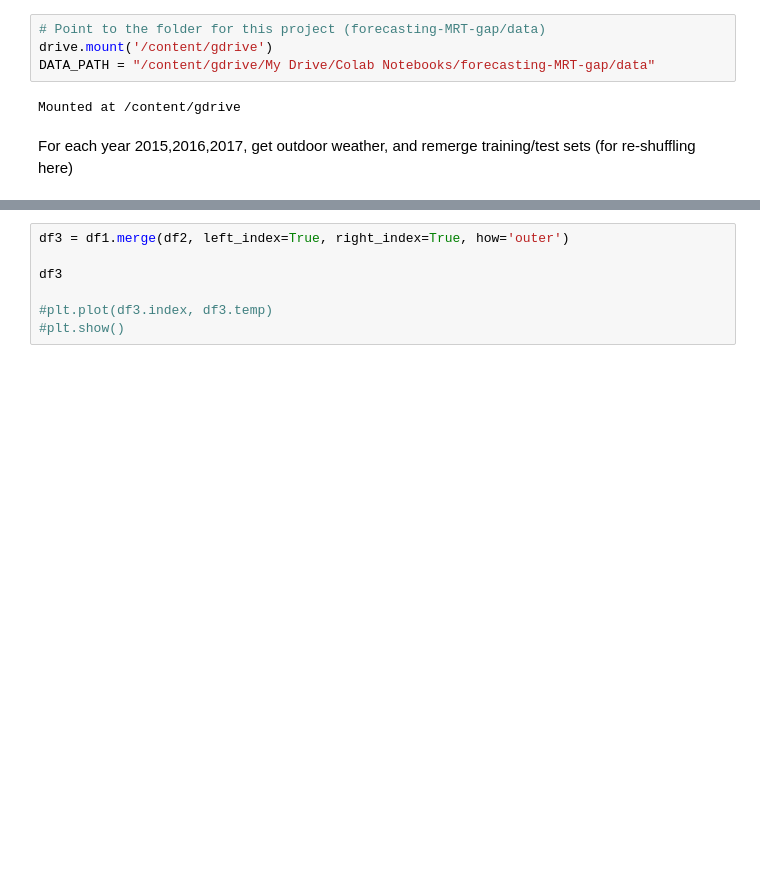
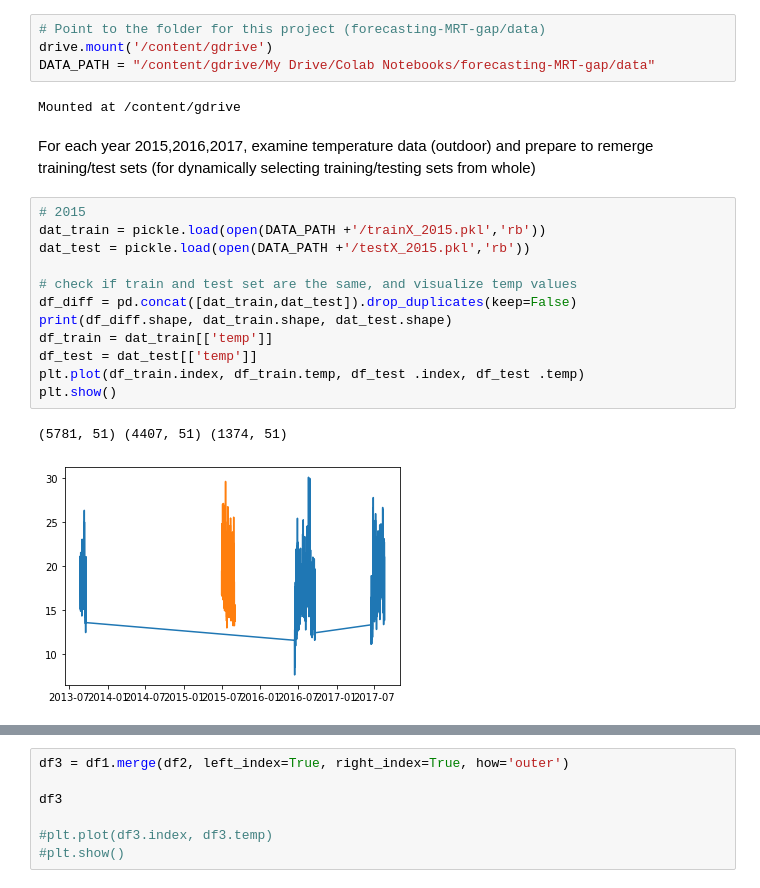
Before and after one commit to DonnaVakalis/forecasting-MRT-gap, a Jupyter notebook: model/model_LSTM.ipynb, the cells around one changed output, grey strips where cells are left out. Cells and saved outputs as stored; diff of their text form; blank space fills up the shorter version.

```diff
--- a/model/model_LSTM.ipynb
+++ b/model/model_LSTM.ipynb
@@ -37,5 +37,20 @@ DATA_PATH = "/content/gdrive/My Drive/Colab Notebooks/forecasting-MRT-gap/data"
 # %% [output]
 Mounted at /content/gdrive
 # %% [markdown]
-For each year 2015,2016,2017, get outdoor weather, and remerge training/test sets (for re-shuffling here)
+For each year 2015,2016,2017, examine temperature data (outdoor) and prepare to remerge training/test sets (for dynamically selecting training/testing sets from whole)
+# %%
+# 2015
+dat_train = pickle.load(open(DATA_PATH +'/trainX_2015.pkl','rb'))
+dat_test = pickle.load(open(DATA_PATH +'/testX_2015.pkl','rb'))
+
+# check if train and test set are the same, and visualize temp values
+df_diff = pd.concat([dat_train,dat_test]).drop_duplicates(keep=False)
+print(df_diff.shape, dat_train.shape, dat_test.shape)
+df_train = dat_train[['temp']]
+df_test = dat_test[['temp']]
+plt.plot(df_train.index, df_train.temp, df_test .index, df_test .temp)
+plt.show()
+# %% [output]
+(5781, 51) (4407, 51) (1374, 51)
+[figure, added]
 # %%
```
Also changed, not shown: parts of 2 cells of this notebook.
